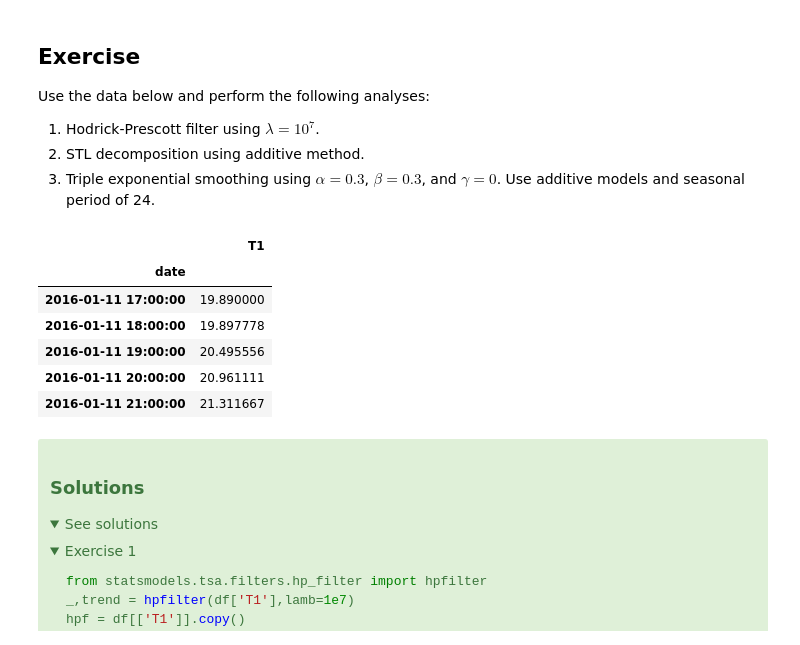
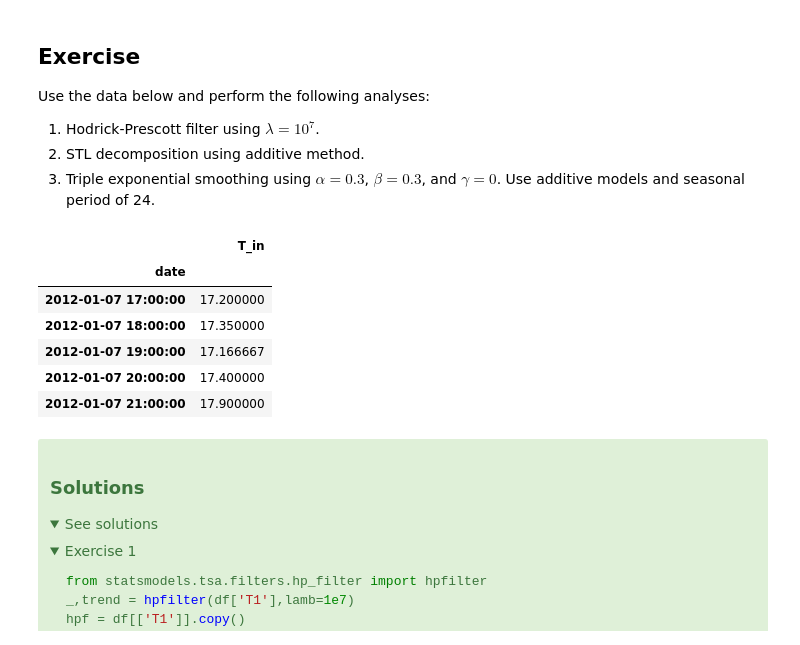
Before and after one commit to 3springs/deep_ml_curriculum, a Jupyter notebook: notebooks/06 Time Series Analysis/TSA.ipynb, the cells around one changed output. Drawn from its saved outputs; the diff is of its cells as text; code cells hidden in the pictures; folded sections open.

```diff
--- a/notebooks/06 Time Series Analysis/TSA.ipynb
+++ b/notebooks/06 Time Series Analysis/TSA.ipynb
@@ -755,20 +755,20 @@ Use the data below and perform the following analyses:
 2. STL decomposition using additive method.
 3. Triple exponential smoothing using $\alpha=0.3$, $\beta=0.3$, and $\gamma=0$. Use additive models and seasonal period of 24.
 # %%
-df = pd.read_csv('../../data/processed/EnergyData/energydata_complete.csv',
-                 usecols=['date','T1'],
+df = pd.read_csv('../../data/processed/Generated/energy_weather.csv',
+                 usecols=['date','T_in'],
                  parse_dates=True,
                  index_col='date')
 df = df.resample('H').mean()
 df.head()
 # %% [output]
-|  | T1 |
+|  | T_in |
 | date |  |
-| 2016-01-11 17:00:00 | 19.890000 |
-| 2016-01-11 18:00:00 | 19.897778 |
-| 2016-01-11 19:00:00 | 20.495556 |
-| 2016-01-11 20:00:00 | 20.961111 |
-| 2016-01-11 21:00:00 | 21.311667 |
+| 2012-01-07 17:00:00 | 17.200000 |
+| 2012-01-07 18:00:00 | 17.350000 |
+| 2012-01-07 19:00:00 | 17.166667 |
+| 2012-01-07 20:00:00 | 17.400000 |
+| 2012-01-07 21:00:00 | 17.900000 |
 # %%
 # Exercise 1
 # %%
```
Also changed, not shown: parts of 1 cell of this notebook, 1 other file.
